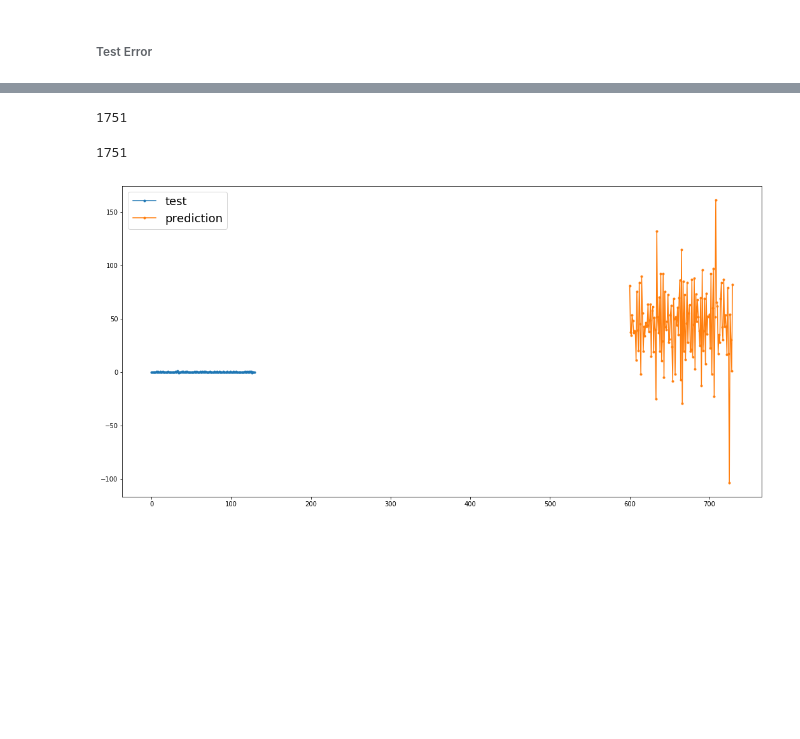
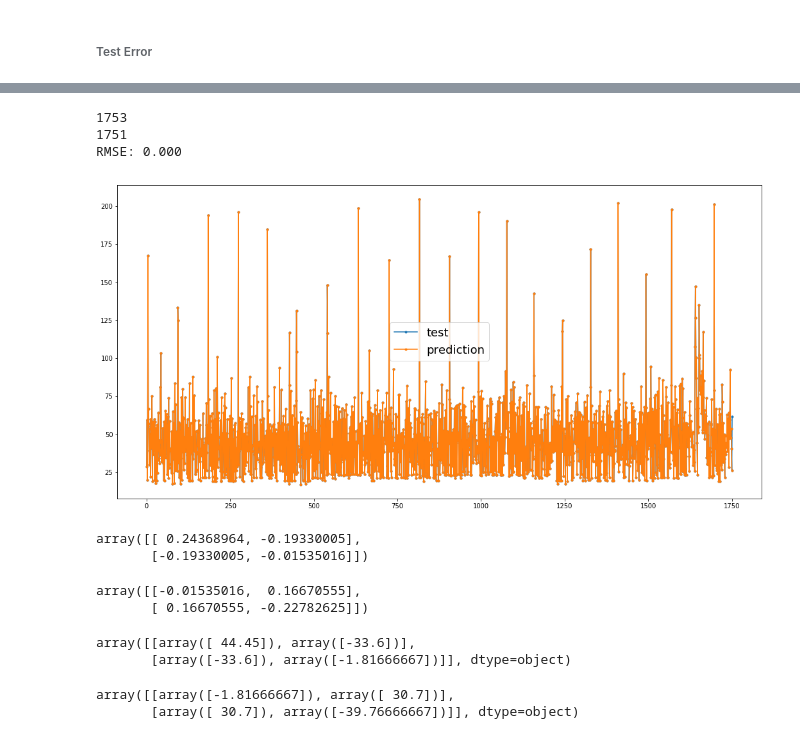
Before and after one commit to k2703/SETS, a Jupyter notebook: forecast-service/Forecast.ipynb, the cells around one changed output, grey strips where cells are left out. Saved outputs shown, nothing was run; the diff lists cells and outputs as text; code cells hidden in the pictures; blank space fills up the shorter version.

Commit message:
currently figuring out correct remapping from differenced and scaled values

```diff
--- a/forecast-service/Forecast.ipynb
+++ b/forecast-service/Forecast.ipynb
@@ -309,14 +423,0 @@ test_predictions = invert_normalize(scaler, test_scaled, raw_values, test_predic
-# %%
-n_train = len(train)
-n_test = len(test)
-
-
-# report performance
-rmse = sqrt(mean_squared_error(raw_values[n_train:(n_train+n_test)], list(test_predictions)))
-print('RMSE: %.3f' % rmse)
-# line plot of observed vs predicted
-section = [0.8,0.9]
-plt.plot(raw_values[int((n_train+section[0]*n_test)):int((n_train+section[1]*n_test))],'.-')
-plt.plot(list(test_predictions)[int(n_test*section[0]):int(n_test*section[1])],'.-')
-plt.gca().legend(('test','prediction'), prop={'size': 18})
-plt.show()
@@ -326,20 +424,39 @@ RMSE: 52.613
-# %%
-test_scaled
-len(test_scaled[:,0])
-# %% [output]
-1751
-# %%
-#test_predictions = lstm_model.predict(test_reshaped, batch_size=1)
-len(test_predictions)
-# %% [output]
-1751
 # %%
-t = 6
+test_raw = raw_values[-(n_test+2):]
+inverted_test_raw = invert_normalize(scaler, test_raw, test_scaled)
+print(len(test_raw))
+print(len(inverted_test_raw))
+rmse = sqrt(mean_squared_error(test_raw[1:-1], inverted_test_raw))
+print('RMSE: %.3f' % rmse)
+t = 3
 a=t*100
 b=t*100+130
-plt.plot(test_scaled[a:b,0],'.-')
-plt.plot(test_predictions[a:b],'.-')
+plt.plot(list(test_raw[1:]),'.-')
+plt.plot(list(inverted_test_raw),'.-')
 plt.gca().legend(('test','prediction'), prop={'size': 18})
 plt.show()
 # %% [output]
+1753
+1751
+RMSE: 0.000
-[figure, old version]
+[figure, new version]
+# %%
+train_scaled[-2:]
+# %% [output]
+array([[ 0.24368964, -0.19330005],
+       [-0.19330005, -0.01535016]])
+# %%
+test_scaled[:2]
+# %% [output]
+array([[-0.01535016,  0.16670555],
+       [ 0.16670555, -0.22782625]])
+# %%
+train[-2:]
+# %% [output]
+array([[array([ 44.45]), array([-33.6])],
+       [array([-33.6]), array([-1.81666667])]], dtype=object)
+# %%
+test[:2]
+# %% [output]
+array([[array([-1.81666667]), array([ 30.7])],
+       [array([ 30.7]), array([-39.76666667])]], dtype=object)
```
Also changed, not shown: parts of 30 cells of this notebook.
